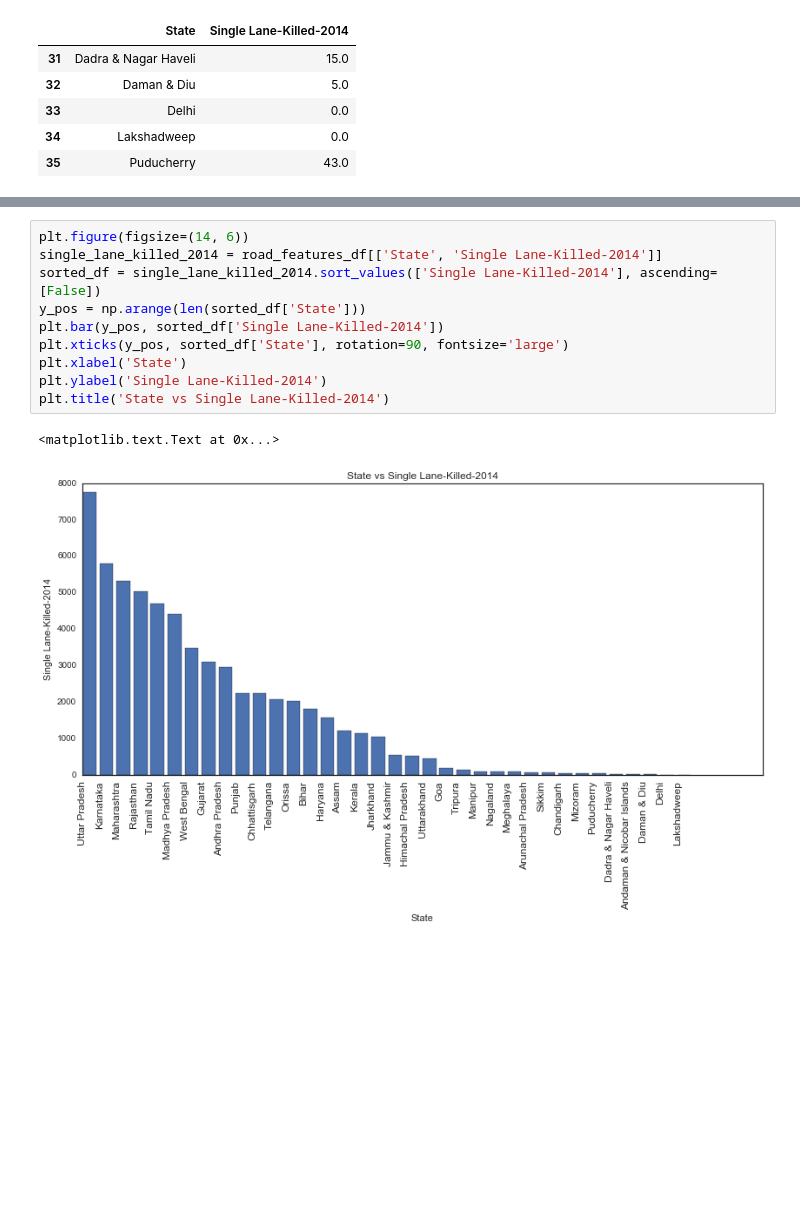
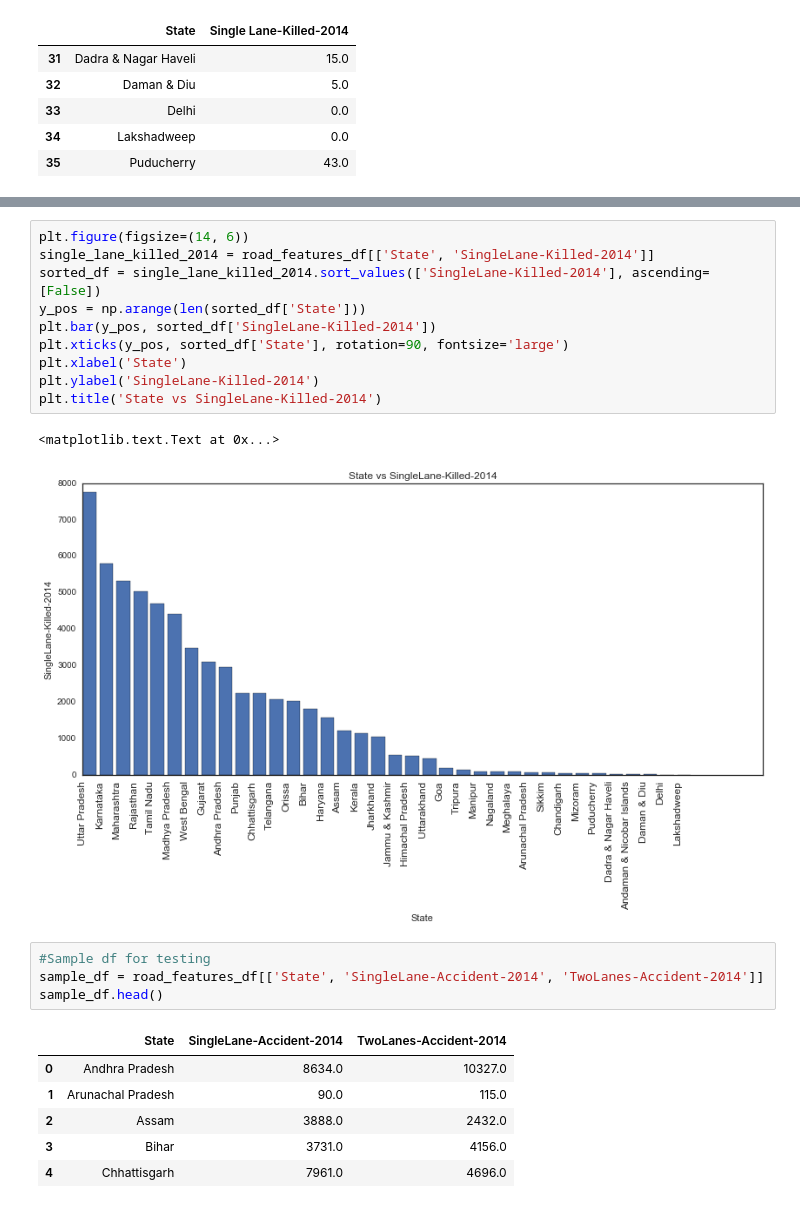
Before and after one commit to dbiswa4/python-projects, a Jupyter notebook: spring-2017/src/data-viz/proj/road-features-01.ipynb, the cells around one changed output, grey strips where cells are left out. Saved outputs shown, nothing was run; the diff lists cells and outputs as text; blank space fills up the shorter version.

```diff
--- a/spring-2017/src/data-viz/proj/road-features-01.ipynb
+++ b/spring-2017/src/data-viz/proj/road-features-01.ipynb
@@ -90,14 +90,25 @@ sorted_single_lane_killed_2014.head()
 | 23 | Tamil Nadu | 4693.0 |
 # %%
 plt.figure(figsize=(14, 6))
-single_lane_killed_2014 = road_features_df[['State', 'Single Lane-Killed-2014']]
-sorted_df = single_lane_killed_2014.sort_values(['Single Lane-Killed-2014'], ascending=[False])
+single_lane_killed_2014 = road_features_df[['State', 'SingleLane-Killed-2014']]
+sorted_df = single_lane_killed_2014.sort_values(['SingleLane-Killed-2014'], ascending=[False])
 y_pos = np.arange(len(sorted_df['State']))
-plt.bar(y_pos, sorted_df['Single Lane-Killed-2014'])
+plt.bar(y_pos, sorted_df['SingleLane-Killed-2014'])
 plt.xticks(y_pos, sorted_df['State'], rotation=90, fontsize='large')
 plt.xlabel('State')
-plt.ylabel('Single Lane-Killed-2014')
-plt.title('State vs Single Lane-Killed-2014')
+plt.ylabel('SingleLane-Killed-2014')
+plt.title('State vs SingleLane-Killed-2014')
 # %% [output]
 <matplotlib.text.Text at 0x...>
 [figure]
+# %%
+#Sample df for testing
+sample_df = road_features_df[['State', 'SingleLane-Accident-2014', 'TwoLanes-Accident-2014']]
+sample_df.head()
+# %% [output]
+|  | State | SingleLane-Accident-2014 | TwoLanes-Accident-2014 |
+| 0 | Andhra Pradesh | 8634.0 | 10327.0 |
+| 1 | Arunachal Pradesh | 90.0 | 115.0 |
+| 2 | Assam | 3888.0 | 2432.0 |
+| 3 | Bihar | 3731.0 | 4156.0 |
+| 4 | Chhattisgarh | 7961.0 | 4696.0 |
```
Also changed, not shown: parts of 10 cells of this notebook, 2 other files.
